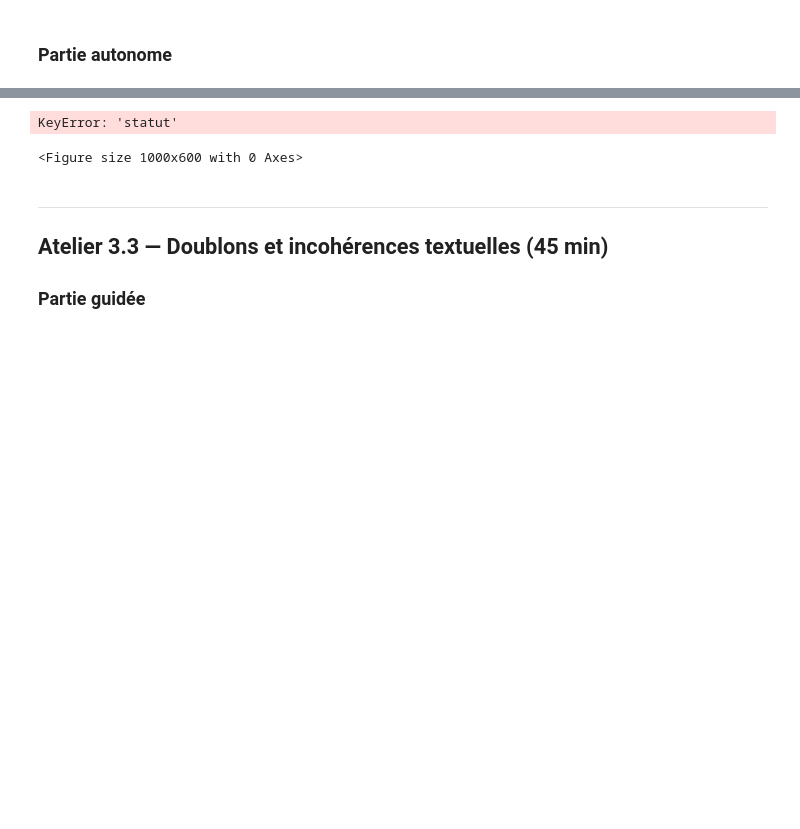
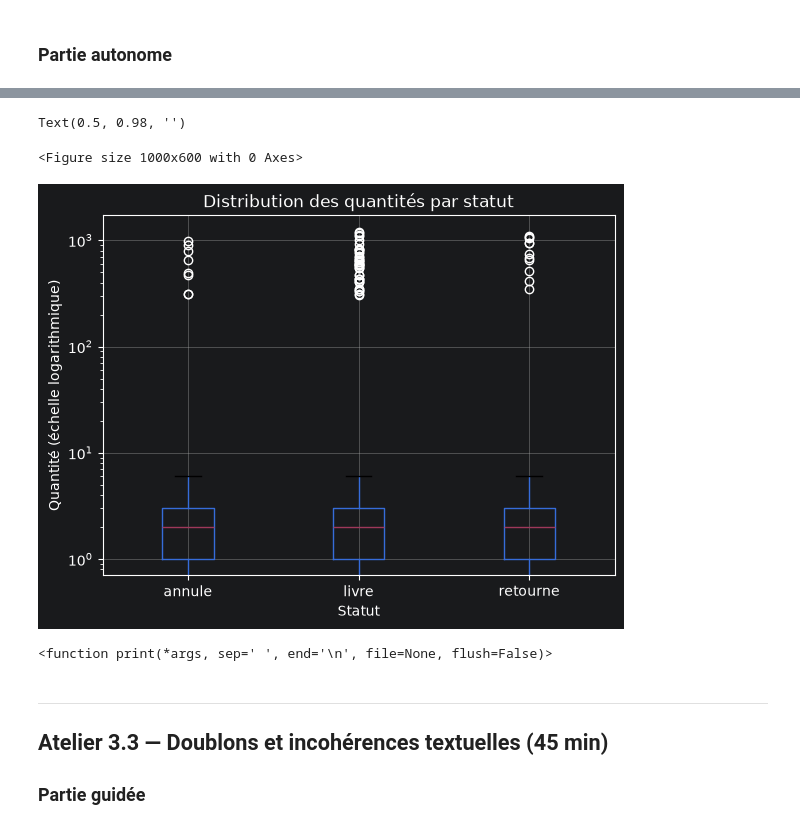
Before and after one commit to floriandechambre-codaschool/Master-IA-Data-PMD, a Jupyter notebook: 03_nettoyage_qualite.ipynb, the cells around one changed output, grey strips where cells are left out. Cells and saved outputs as stored; diff of their text form; code cells hidden in the pictures; blank space fills up the shorter version.

```diff
--- a/03_nettoyage_qualite.ipynb
+++ b/03_nettoyage_qualite.ipynb
@@ -362,53 +357,52 @@ compare_outlier_methods(sales, 'prix_unitaire')
 # %%
 # Q4. Visualiser. Un boxplot par statut pour la quantité, en échelle logarithmique
 #     sur l'axe des ordonnées (sans quoi les valeurs extrêmes écrasent tout le reste).
 
 import matplotlib.pyplot as plt
 
 import matplotlib.pyplot as plt
 
+# Étape 1 : toujours regarder tes données avant de choisir une échelle
+import matplotlib.pyplot as plt
+
 plt.figure(figsize=(10, 6))
-
-customers.boxplot(
-    column='quantite',
-    by='statut'
-)
-
+sales.boxplot(column='quantite', by='statut')
 plt.yscale('log')
 plt.xlabel('Statut')
 plt.ylabel('Quantité (échelle logarithmique)')
-plt.title('Quantité par statut')
-plt.suptitle('')  # enlève le titre automatique de pandas
-
-plt.show()
+plt.title('Distribution des quantités par statut')
+plt.suptitle('')
 # %% [output]
-KeyError: 'statut'
+Text(0.5, 0.98, '')
 <Figure size 1000x600 with 0 Axes>
+[figure, added]
 # %%
 # Q5. Appliquer un traitement différencié et JOURNALISER ce qui est fait :
 #       - quantités négatives : à décider et justifier ;
 #       - quantités au-delà de la borne haute IQR : à décider et justifier.
 #     La fonction renvoie (df_traité, log) où log est un dict des comptes.
 
-import matplotlib.pyplot as plt
+def handle_quantity_outliers(df):
+    df = df.copy()
+    log = {}
 
-plt.figure(figsize=(10, 6))
+    # 1. Quantités négatives : erreurs de saisie → on les supprime
+    neg_mask = df['quantite'] < 0
+    log['quantites_negatives_supprimees'] = neg_mask.sum()
+    df = df[~neg_mask]
 
-customers.boxplot(
-    column='quantite',
-    by='statut'
-)
+    # 2. Quantités extrêmes selon IQR : plausibles → on les garde mais on journalise
+    lower, upper = iqr_bounds(df['quantite'])
+    extreme_mask = df['quantite'] > upper
+    log['quantites_extremes_IQR'] = extreme_mask.sum()
 
-plt.yscale('log')
-plt.xlabel('Statut')
-plt.ylabel('Quantité (échelle logarithmique)')
-plt.title('Quantité par statut')
-plt.suptitle('')
+    # On ne modifie pas ces lignes : elles peuvent correspondre à des commandes pro
+    # (mais on les signale dans le log)
 
-plt.show()
-
-# sales_fixed, quantity_log = handle_quantity_outliers(sales)
-# print(quantity_log)
+    return df, log
+print
+# %% [output]
+<function print(*args, sep=' ', end='\n', file=None, flush=False)>
 # %% [markdown]
 ---
 ## Atelier 3.3 — Doublons et incohérences textuelles (45 min)
```
Also changed, not shown: parts of 11 cells of this notebook, 5 other files.
